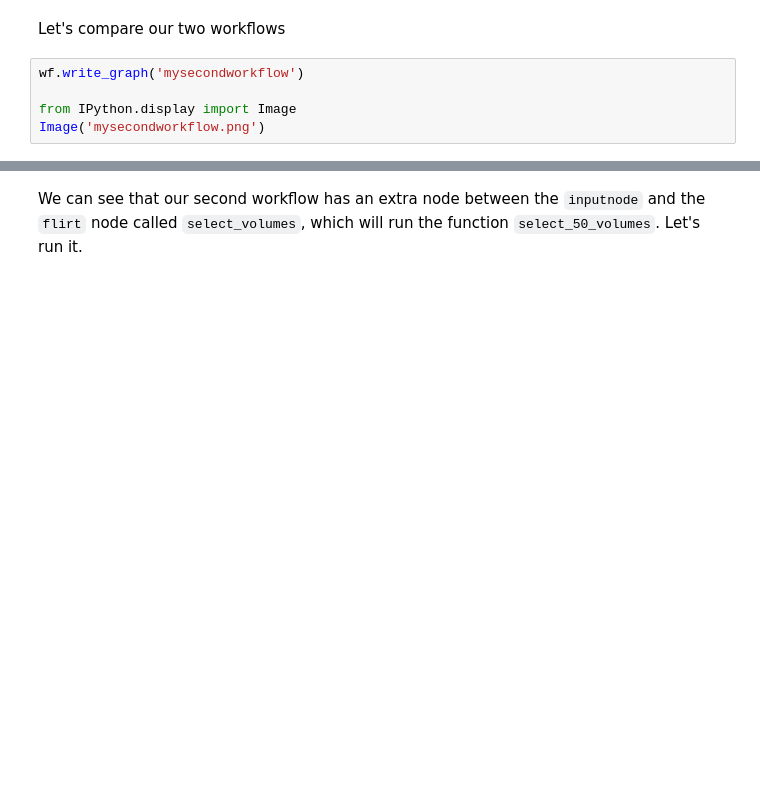
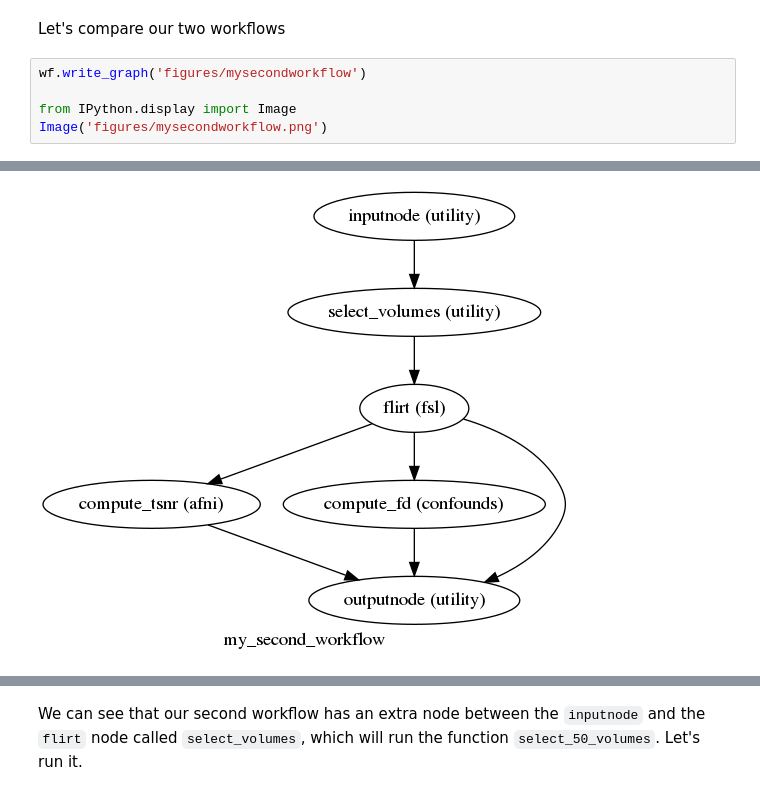
Before and after one commit to mvdoc/nipype-tutorial, a Jupyter notebook: 03-extending-our-first-workflow.ipynb, the cells around one changed output, grey strips where cells are left out. Saved outputs shown, nothing was run; the diff lists cells and outputs as text; blank space fills up the shorter version.

```diff
--- a/03-extending-our-first-workflow.ipynb
+++ b/03-extending-our-first-workflow.ipynb
@@ -125,7 +125,8 @@ wf.connect([
 # %% [markdown]
 Let's compare our two workflows
 # %%
-wf.write_graph('mysecondworkflow')
+wf.write_graph('figures/mysecondworkflow')
 
 from IPython.display import Image
-Image('mysecondworkflow.png')
+Image('figures/mysecondworkflow.png')
+# %% [output]
@@ -132 +135,2 @@ Image('mysecondworkflow.png')
+[figure, added]
 # %%
```
Also changed, not shown: parts of 29 cells of this notebook, 8 other files.
